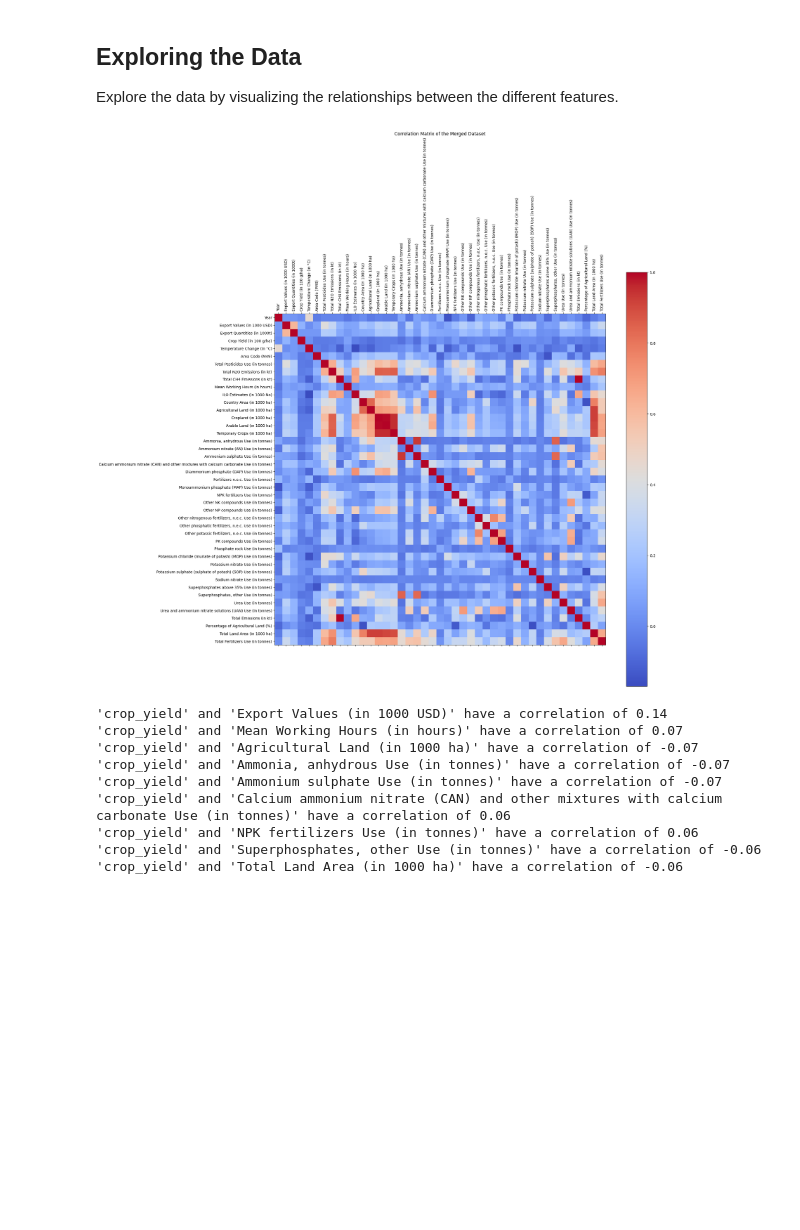
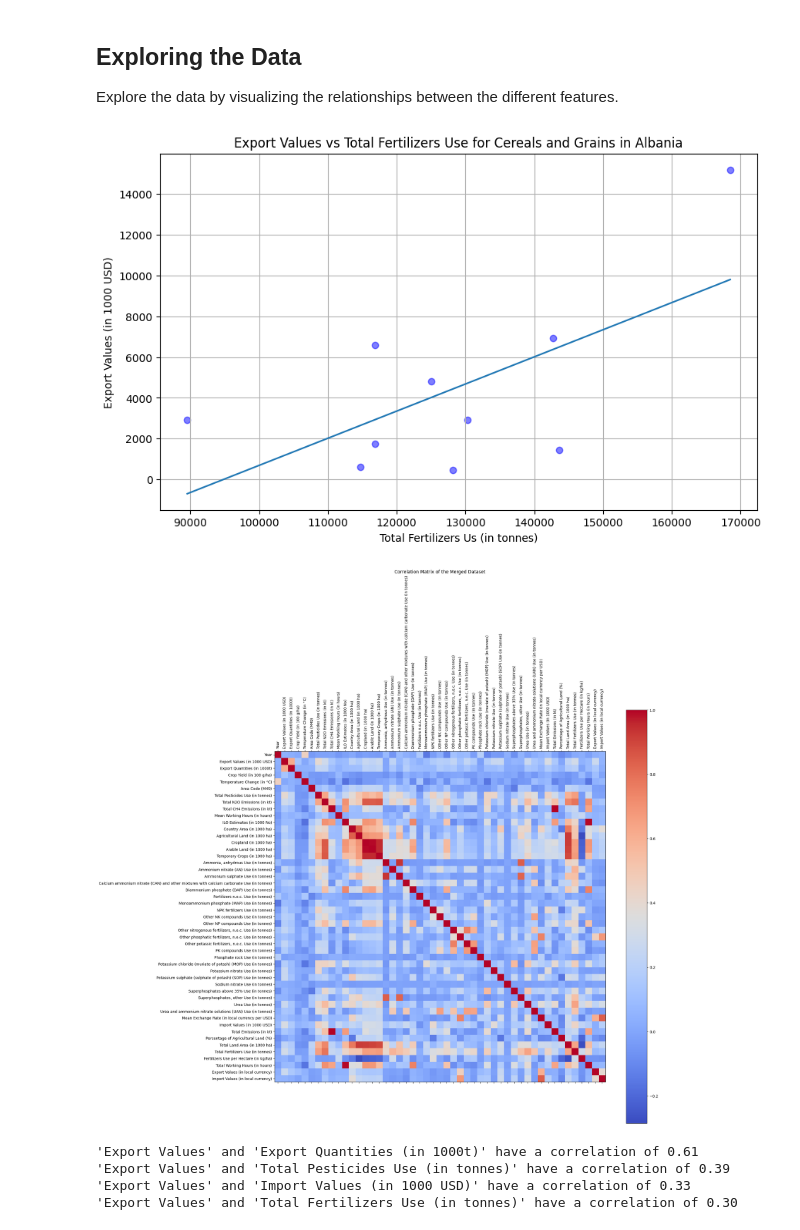
Before and after one commit to tnaccarato/Crop-Forcasting-MLP, a Jupyter notebook: MLP.ipynb, the cells around one changed output. Saved outputs shown, nothing was run; the diff lists cells and outputs as text; code cells hidden in the pictures; blank space fills up the shorter version.

```diff
--- a/MLP.ipynb
+++ b/MLP.ipynb
@@ -110,6 +110,9 @@ mean_working_hours = employment[employment['Indicator Code'] == 21150]
 
 # Drop 'Unit' column from Exchange rate data
 exchange_rate.drop(columns=['Unit'], inplace=True)
+# Average exchange rate by year and country
+exchange_rate = exchange_rate.groupby(['Year', 'Area', 'Area Code (M49)'])['Value'].mean().reset_index()
+
 
 # Drop 'Note' column from Fertilizers use data
 food_security_indicators.drop(columns=['Note'], inplace=True)
@@ -409,4 +412,13 @@ fertilizers_pivot.columns = [f"{col} Use (in tonnes)" if col != 'Year' and col !
 merged_df = pd.merge(merged_df, fertilizers_pivot, how='inner', on=['Year', 'Area', 'Area Code (M49)'])
 # Fills the missing values in the fertilizers use columns with 0
 merged_df.fillna(0, inplace=True)
+
+# Merge with exchange rate and clean the merged dataset
+merged_df = pd.merge(merged_df, exchange_rate, how='inner', on=['Year', 'Area', 'Area Code (M49)'])
+merged_df = merged_df.rename(columns={'Value': 'Mean Exchange Rate (in local currency per USD)'})
+
+# Merge with food trade imports and clean the merged dataset
+merged_df = pd.merge(merged_df, food_trade_imports, how='inner', on=['Harmonised Item', 'Year', 'Area', 'Area Code (M49)', ])
+merged_df = merged_df.rename(columns={'Value': 'Import Values (in 1000 USD)'})
+merged_df = merged_df.drop(columns = ['Domain Code', 'Domain', 'Element Code', 'Unit', 'Flag', 'Flag Description', 'Year Code', 'Element', 'Item Code (CPC)'])
 # %% [markdown]
@@ -423,50 +435,70 @@ merged_df['Percentage of Agricultural Land (%)'] = (merged_df['Agricultural Land
 # Create a new feature for the total land area
 merged_df['Total Land Area (in 1000 ha)'] = merged_df['Agricultural Land (in 1000 ha)'] + merged_df['Cropland (in 1000 ha)'] + merged_df['Arable Land (in 1000 ha)'] + merged_df['Temporary Crops (in 1000 ha)']
 
-# Create a new feature for the total fertilizers use
-merged_df['Total Fertilizers Use (in tonnes)'] = merged_df.iloc[:, 18:40].sum(axis=1)
+# Create a new feature for the total fertilizers use by summing the different fertilizers
+merged_df['Total Fertilizers Use (in tonnes)'] = merged_df.iloc[:, 18:41].sum(axis=1)
+
+# Create a new feature for fertilizers use per hectare
+merged_df['Fertilizers Use per Hectare (in kg/ha)'] = merged_df['Total Fertilizers Use (in tonnes)'] / merged_df['Total Land Area (in 1000 ha)']
+
+# Create a new feature for the total working hours
+merged_df['Total Working Hours (in hours)'] = merged_df['Mean Working Hours (in hours)'] * merged_df['ILO Estimates (in 1000 No)']
+
+# Create a new feature for export value in local currency
+merged_df['Export Values (in local currency)'] = merged_df['Export Values (in 1000 USD)'] * merged_df['Mean Exchange Rate (in local currency per USD)']
+
+# Create a new feature for import value in local currency
+merged_df['Import Values (in local currency)'] = merged_df['Import Values (in 1000 USD)'] * merged_df['Mean Exchange Rate (in local currency per USD)']
 # %% [markdown]
 ## Exploring the Data
 
 Explore the data by visualizing the relationships between the different features.
 # %%
+albania_df = merged_df[(merged_df['Area'] == 'Albania') & (merged_df['Harmonised Item'] == 'Cereals and Grains')]
+# Plot the yield of crops vs the total emissions of N2O and CH4
+plt.figure(figsize=(10, 6))
+plt.scatter(albania_df['Total Fertilizers Use (in tonnes)'], albania_df['Export Values (in 1000 USD)'], color='blue', alpha=0.5)
+plt.title('Export Values vs Total Fertilizers Use for Cereals and Grains in Albania')
+plt.ylabel('Export Values (in 1000 USD)')
+plt.xlabel('Total Fertilizers Us (in tonnes)')
+plt.grid(True)
+# Plot a line of best fit
+plt.plot(np.unique(albania_df['Total Fertilizers Use (in tonnes)']), np.poly1d(np.polyfit(albania_df['Total Fertilizers Use (in tonnes)'],  albania_df['Export Values (in 1000 USD)'], 1))(np.unique(albania_df['Total Fertilizers Use (in tonnes)'])))
+plt.show()
+
 # Plotting the correlation matrix of the numerical columns
 numerical_columns = merged_df.select_dtypes(include=[np.number]).columns.tolist()
 
 # Calculate the correlation matrix for numerical columns only
 correlation_matrix = merged_df[numerical_columns].corr()
 
 # Plotting the correlation matrix
 plt.figure(figsize=(20, 20))
 plt.matshow(correlation_matrix, cmap='coolwarm', fignum=1)
 plt.colorbar()
 plt.xticks(range(len(correlation_matrix.columns)), correlation_matrix.columns, rotation='vertical')
 plt.yticks(range(len(correlation_matrix.columns)), correlation_matrix.columns)
 plt.title('Correlation Matrix of the Merged Dataset')
 plt.show()
 # %% [output]
-[figure, old version]
+[figure, new version]
+[figure, added]
 # %%
-# Define a threshold for "strong" correlation - in reality, none of these correlations are very strong, just helps as a baseline for weights
-threshold = 0.05
+# Define a threshold for "strong" correlation
+threshold = 0.3
 
 # Select the 'crop_yield' row or column in the correlation matrix
-crop_yield_correlations = correlation_matrix['Crop Yield (in 100 g/ha)']
+export_value_correlations = correlation_matrix['Export Values (in 1000 USD)']
 
 # Filter out strong correlations (ignoring the correlation of the variable with itself)
-strong_correlations = crop_yield_correlations[(crop_yield_correlations >= threshold) | (crop_yield_correlations <= -threshold) & (crop_yield_correlations.index != 'Crop Yield (in 100 g/ha)')]
+strong_correlations = export_value_correlations[(export_value_correlations >= threshold) & (export_value_correlations.index != 'Export Values (in 1000 USD)')]
 
 # Print out the results
 for index, value in strong_correlations.items():
-    if index != 'Crop Yield (in 100 g/ha)':  # Exclude the correlation of 'crop_yield' with itself
-        print(f"'crop_yield' and '{index}' have a correlation of {value:.2f}")
+    if index != 'Export Values (in 1000 USD)':  # Exclude the correlation of 'export values' with itself
+        print(f"'Export Values' and '{index}' have a correlation of {value:.2f}")
 # %% [output]
-'crop_yield' and 'Export Values (in 1000 USD)' have a correlation of 0.14
-'crop_yield' and 'Mean Working Hours (in hours)' have a correlation of 0.07
-'crop_yield' and 'Agricultural Land (in 1000 ha)' have a correlation of -0.07
-'crop_yield' and 'Ammonia, anhydrous Use (in tonnes)' have a correlation of -0.07
-'crop_yield' and 'Ammonium sulphate Use (in tonnes)' have a correlation of -0.07
-'crop_yield' and 'Calcium ammonium nitrate (CAN) and other mixtures with calcium carbonate Use (in tonnes)' have a correlation of 0.06
-'crop_yield' and 'NPK fertilizers Use (in tonnes)' have a correlation of 0.06
-'crop_yield' and 'Superphosphates, other Use (in tonnes)' have a correlation of -0.06
-'crop_yield' and 'Total Land Area (in 1000 ha)' have a correlation of -0.06
+'Export Values' and 'Export Quantities (in 1000t)' have a correlation of 0.61
+'Export Values' and 'Total Pesticides Use (in tonnes)' have a correlation of 0.39
+'Export Values' and 'Import Values (in 1000 USD)' have a correlation of 0.33
+'Export Values' and 'Total Fertilizers Use (in tonnes)' have a correlation of 0.30
```
Also changed, not shown: parts of 2 cells of this notebook.
